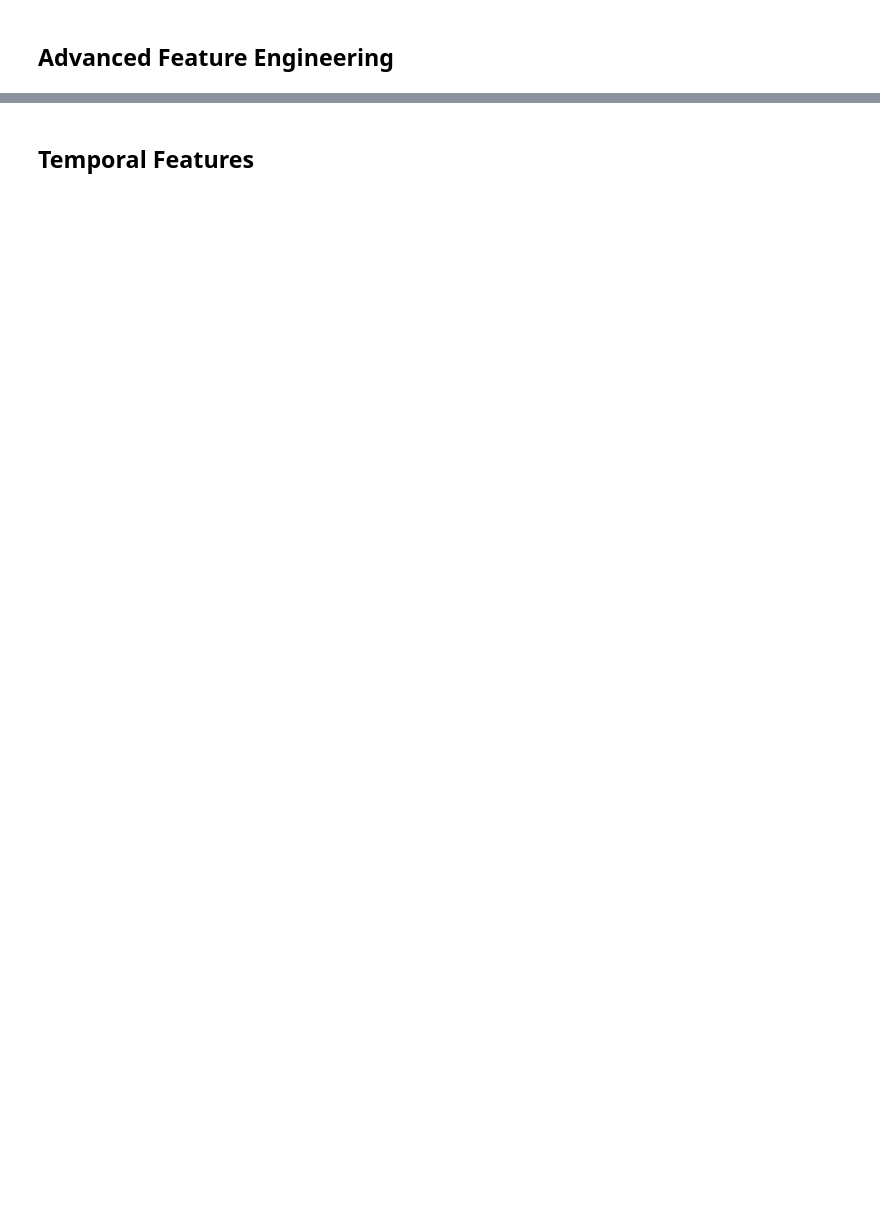
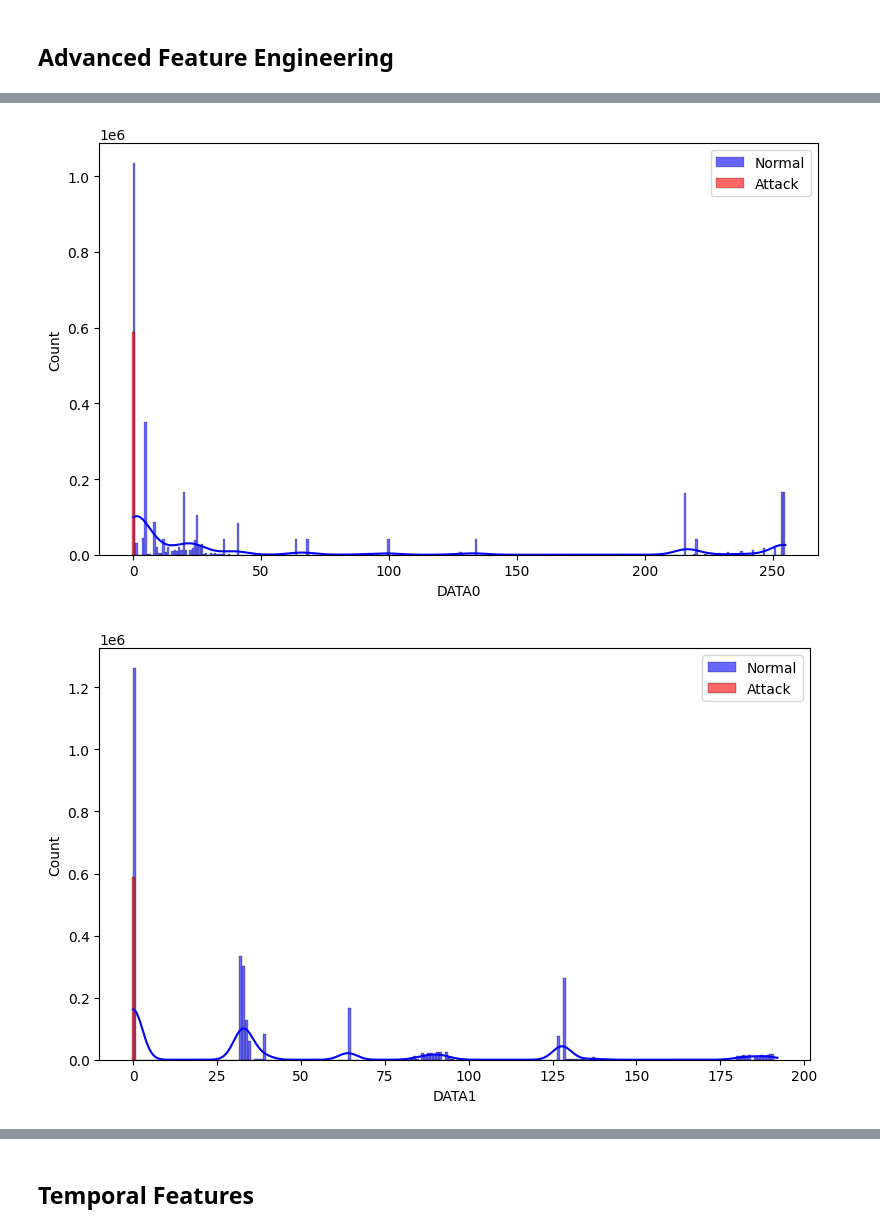
Before and after one commit to pranav-k-jha/kaggle-notebooks, a Jupyter notebook: rpm-ids-rf-model.ipynb, the cells around one changed output, grey strips where cells are left out. Drawn from its saved outputs; the diff is of its cells as text; code cells hidden in the pictures; blank space fills up the shorter version.

Commit message:
Kaggle Notebook | rpm-ids-rf-model | Version 3

```diff
--- a/rpm-ids-rf-model.ipynb
+++ b/rpm-ids-rf-model.ipynb
@@ -476,14 +500,21 @@ import numpy as np
 import pandas as pd
 import matplotlib.pyplot as plt
 import seaborn as sns
+import os
 from sklearn.model_selection import train_test_split
 from sklearn.metrics import classification_report, roc_auc_score, precision_recall_curve
 import xgboost as xgb
 
 # Load dataset
-df = df_9.copy()
+df = df_9.drop(columns=['Timestamp']).copy()
 print(df.columns)
 
+# Ensure numeric conversion
+for col in ['DATA0', 'DATA1', 'DATA5', 'DATA7']:
+    df[col] = pd.to_numeric(df[col], errors='coerce')
+
+# Drop NaN values if necessary
+df = df.dropna(subset=['DATA0', 'DATA1', 'DATA5', 'DATA7', 'Flag'])
 
 # Define feature columns and target
 features = ['DATA0', 'DATA1', 'DATA5', 'DATA7']
@@ -494,7 +525,7 @@ y = df['Flag']  # Target: 1 = Attack, 0 = Normal
 X_train, X_test, y_train, y_test = train_test_split(X, y, test_size=0.2, random_state=42)
 
 # Train XGBoost model
-model = xgb.XGBClassifier(n_estimators=100, max_depth=6, learning_rate=0.1, use_label_encoder=False, eval_metric="logloss")
+model = xgb.XGBClassifier(n_estimators=100, max_depth=6, learning_rate=0.1, eval_metric="logloss")
 model.fit(X_train, y_train)
 
 # Predictions
@@ -507,45 +538,56 @@ roc_auc = roc_auc_score(y_test, y_proba)
 print(f"ROC AUC Score: {roc_auc:.4f}")
 
 # Precision-Recall Curve & Optimal Threshold
-precision, recall, thresholds = precision_recall_curve(y_test, y_proba)
-target_recall = 0.95
-idx = np.argmax(recall >= target_recall)
-optimal_threshold = thresholds[idx]
-print(f"Optimal Decision Threshold: {optimal_threshold:.2f}")
+# precision, recall, thresholds = precision_recall_curve(y_test, y_proba)
+# target_recall = 0.95
+# idx = np.argmax(recall >= target_recall)
+# optimal_threshold = thresholds[idx]
+# print(f"Optimal Decision Threshold: {optimal_threshold:.2f}")
 
-best_idx = np.argmax(precision * recall)  # F1-score based tuning
-best_threshold = thresholds[best_idx]
-print(f"New Optimal Threshold: {best_threshold:.2f}")
+# best_idx = np.argmax(precision * recall)  # F1-score based tuning
+# best_threshold = thresholds[best_idx]
+# print(f"New Optimal Threshold: {best_threshold:.2f}")
 
 
-# Feature Importance Analysis
-# plt.figure(figsize=(8, 5))
-# xgb.plot_importance(model, importance_type='weight', title="Feature Importance")
-# plt.show()
-
-# Byte-Level Analysis
-plt.figure(figsize=(12, 6))
-for i, feature in enumerate(features[:2]):  # DATA0 and DATA1
-    plt.subplot(1, 2, i + 1)
+# Function to plot distributions
+def plot_distribution(feature):
+    plt.figure(figsize=(8, 5))
     sns.histplot(df[df['Flag'] == 0][feature], label='Normal', color='blue', kde=True, alpha=0.6)
     sns.histplot(df[df['Flag'] == 1][feature], label='Attack', color='red', kde=True, alpha=0.6)
-    plt.title(f"Distribution of {feature}")
     plt.legend()
+    plt.tight_layout()
+    plt.savefig(f"{feature}_distribution.pdf", format="pdf", bbox_inches='tight')
+    plt.show()
 
-plt.show()
+# Plot distributions separately
+for feature in ['DATA0', 'DATA1']:
+    plot_distribution(feature)
 
 # Feature Engineering (Bitwise & Arithmetic Transformations)
-df['DATA01 XOR'] = df['DATA0'] ^ df['DATA1']
-df['DATA01 SUM'] = df['DATA0'] + df['DATA1']
-df['DATA57 XOR'] = df['DATA5'] ^ df['DATA7']
+df['DATA01_XOR'] = df['DATA0'] ^ df['DATA1']
+df['DATA01_SUM'] = df['DATA0'] + df['DATA1']
+df['DATA57_XOR'] = df['DATA5'] ^ df['DATA7']
 
-print(df[['DATA01 XOR', 'DATA01 SUM', 'DATA57 XOR']].describe())
+print(df[['DATA01_XOR', 'DATA01_SUM', 'DATA57_XOR']].describe())
 
 # Train again with engineered features
-X_new = df[['DATA0', 'DATA1', 'DATA5', 'DATA7', 'DATA01 XOR', 'DATA01 SUM', 'DATA57 XOR']]
+X_new = df[['DATA0', 'DATA1', 'DATA5', 'DATA7', 'DATA01_XOR', 'DATA01_SUM', 'DATA57_XOR']]
 X_train_new, X_test_new, y_train, y_test = train_test_split(X_new, y, test_size=0.2, random_state=42)
 model.fit(X_train_new, y_train)
 
 # Evaluate again
 y_pred_new = model.predict(X_test_new)
 print(classification_report(y_test, y_pred_new))
+
+# Compute confusion matrix
+cm = confusion_matrix(y_test, y_pred)
+
+# Plot the confusion matrix as a heatmap
+plt.figure(figsize=(8, 6))
+sns.heatmap(cm, annot=True, fmt="d", cmap="Blues", xticklabels=["Normal", "Attack"], yticklabels=["Normal", "Attack"])
+plt.xlabel("Predicted")
+plt.ylabel("True")
+plt.tight_layout()
+plt.savefig("confusion_matrix_2.pdf", format="pdf", bbox_inches='tight')
+plt.show()
+# %% [output]
@@ -551,0 +607,2 @@ print(classification_report(y_test, y_pred_new))
+[figure, added]
+[figure, added]
```
Also changed, not shown: parts of 31 cells of this notebook.
